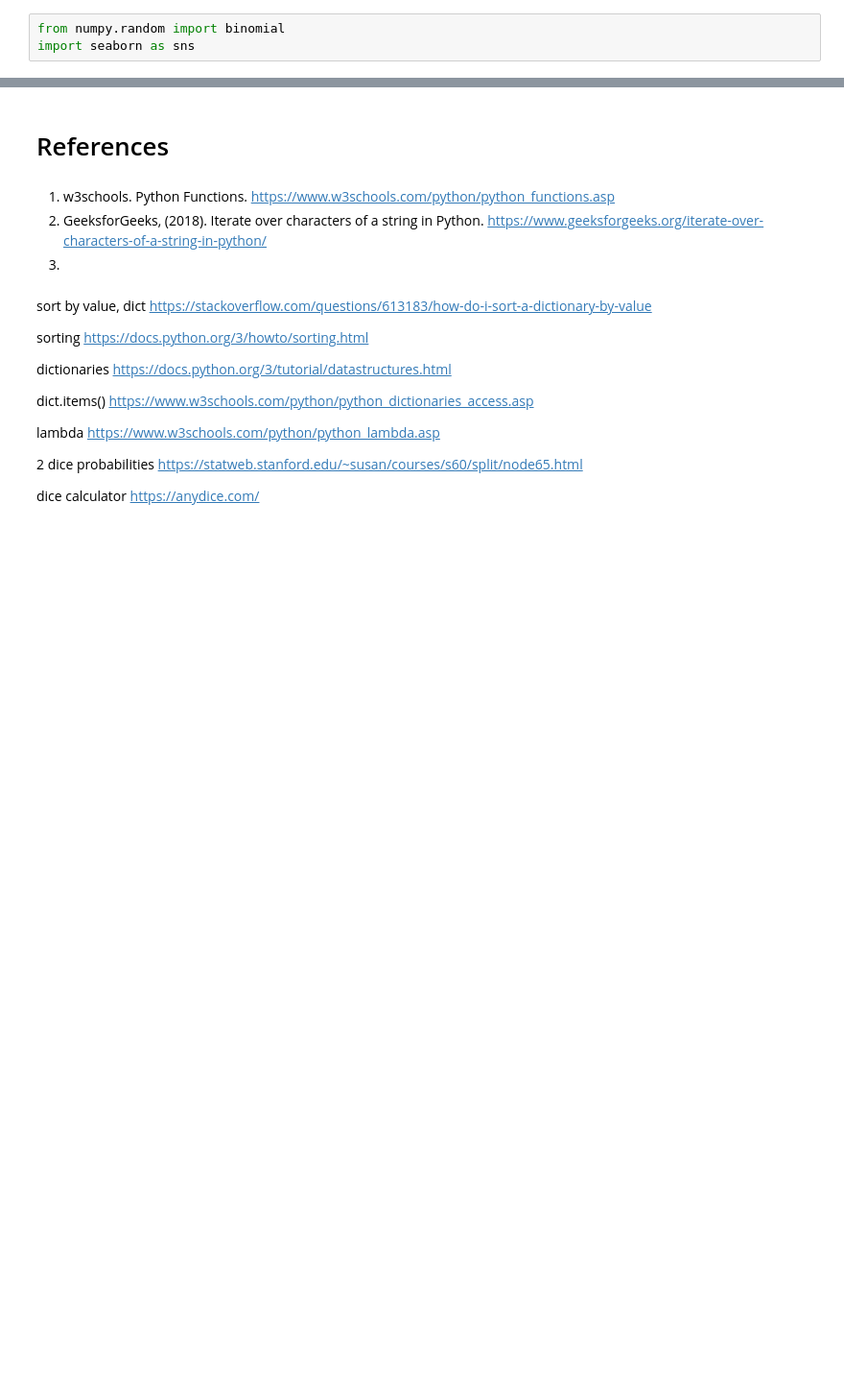
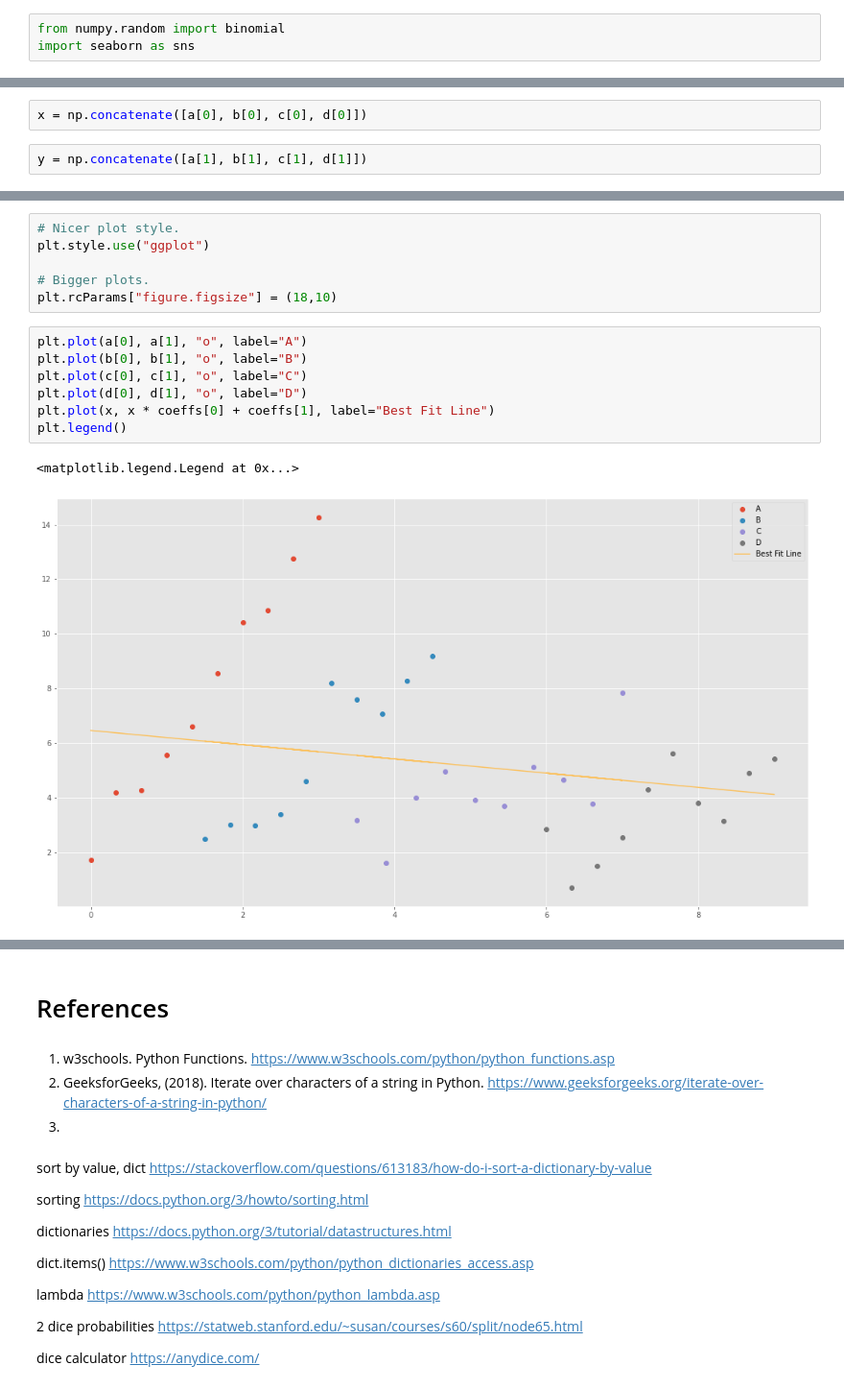
Before and after one commit to cian-gmit-da2020/DA_Fun_Tasks, a Jupyter notebook: Tasks.ipynb, the cells around one changed output, grey strips where cells are left out. Shown: that part at 96% size. Cells and saved outputs as stored; diff of their text form; blank space fills up the shorter version.

```diff
--- a/Tasks.ipynb
+++ b/Tasks.ipynb
@@ -252,0 +290,4 @@ sns.distplot(s, bins=len(range(s.min(),s.max())))
+# %%
+x = np.concatenate([a[0], b[0], c[0], d[0]])
+# %%
+y = np.concatenate([a[1], b[1], c[1], d[1]])
@@ -252,0 +299,16 @@ sns.distplot(s, bins=len(range(s.min(),s.max())))
+# %%
+# Nicer plot style.
+plt.style.use("ggplot")
+
+# Bigger plots.
+plt.rcParams["figure.figsize"] = (18,10)
+# %%
+plt.plot(a[0], a[1], "o", label="A")
+plt.plot(b[0], b[1], "o", label="B")
+plt.plot(c[0], c[1], "o", label="C")
+plt.plot(d[0], d[1], "o", label="D")
+plt.plot(x, x * coeffs[0] + coeffs[1], label="Best Fit Line")
+plt.legend()
+# %% [output]
+<matplotlib.legend.Legend at 0x...>
+[figure, added]
```
Also changed, not shown: parts of 10 cells of this notebook, 1 other file.
